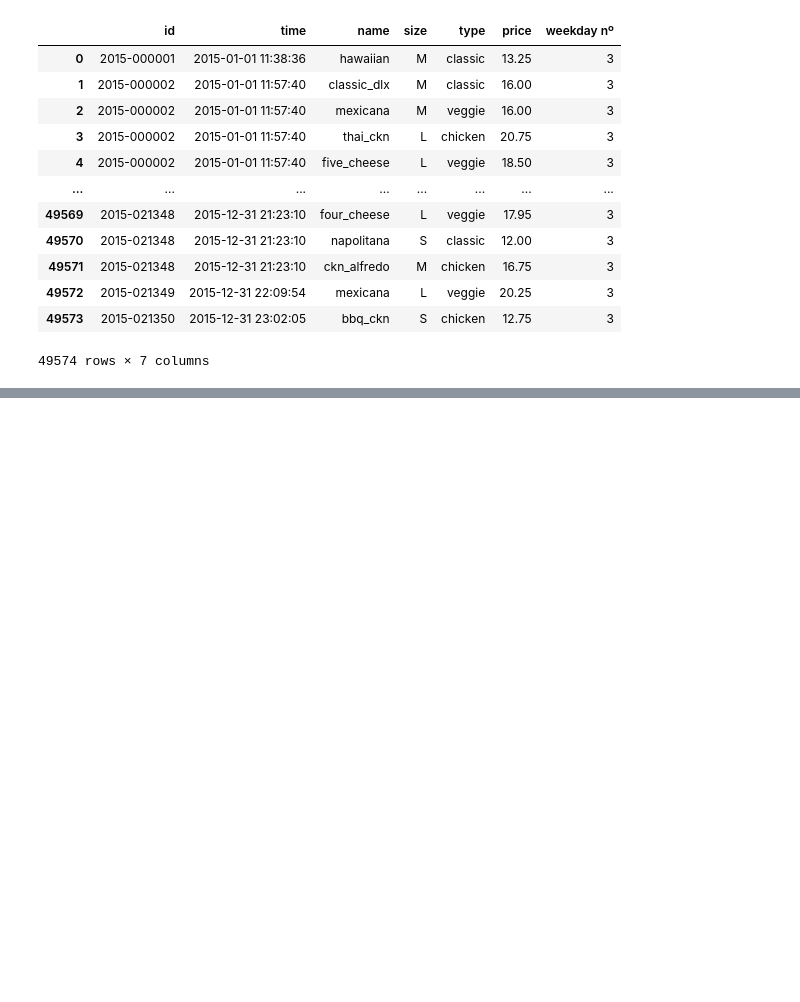
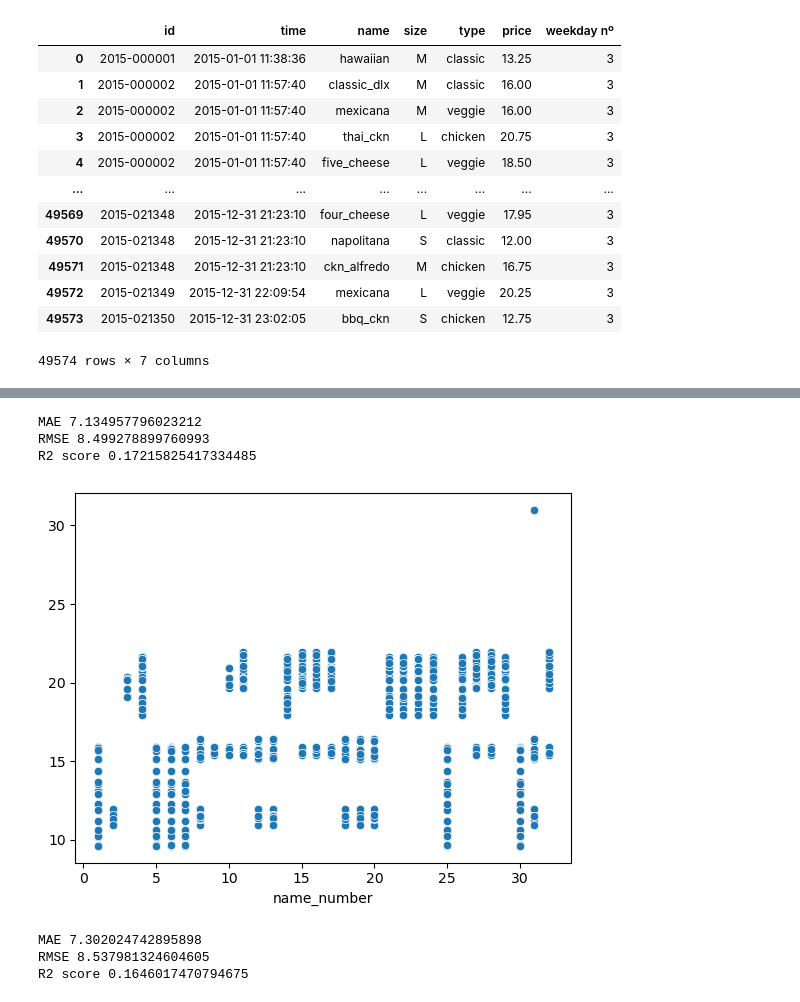
Before and after one commit to IJP99/w7-project-pizza, a Jupyter notebook: Test_Ivan.ipynb, the cells around one changed output, grey strips where cells are left out. Saved outputs shown, nothing was run; the diff lists cells and outputs as text; code cells hidden in the pictures; blank space fills up the shorter version.

```diff
--- a/Test_Ivan.ipynb
+++ b/Test_Ivan.ipynb
@@ -172,0 +403,38 @@ df
+# %%
+#Random forest method
+
+forest = RandomForestRegressor(n_estimators=100,
+                             max_depth=20)
+
+forest.fit(X_train_norm, y_train)
+
+pred = forest.predict(X_test_norm)
+
+print("MAE", mean_absolute_error(pred, y_test))
+print("RMSE", mean_squared_error(pred, y_test, squared=False))
+print("R2 score", forest.score(X_test_norm, y_test))
+# %% [output]
+MAE 7.134957796023212
+RMSE 8.499278899760993
+R2 score 0.17215825417334485
+# %%
+sns.scatterplot(x=y_test, y=pred);
+# %% [output]
+[figure, added]
+# %%
+#AdaBoost
+
+ada_reg = AdaBoostRegressor(DecisionTreeRegressor(max_depth=20),
+                            n_estimators=100)
+
+ada_reg.fit(X_train_norm, y_train)
+
+pred = ada_reg.predict(X_test_norm)
+
+print("MAE", mean_absolute_error(pred, y_test))
+print("RMSE", mean_squared_error(pred, y_test, squared=False))
+print("R2 score", ada_reg.score(X_test_norm, y_test))
+# %% [output]
+MAE 7.302024742895898
+RMSE 8.537981324604605
+R2 score 0.1646017470794675
```
Also changed, not shown: parts of 29 cells of this notebook, 1 other file.
